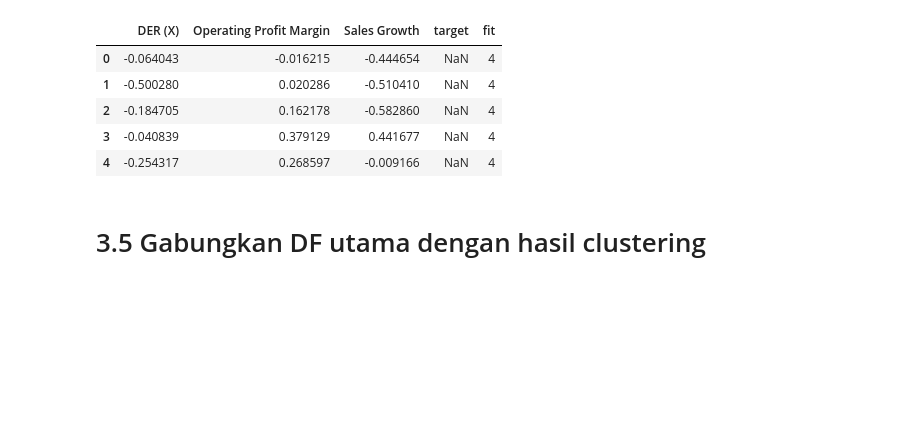
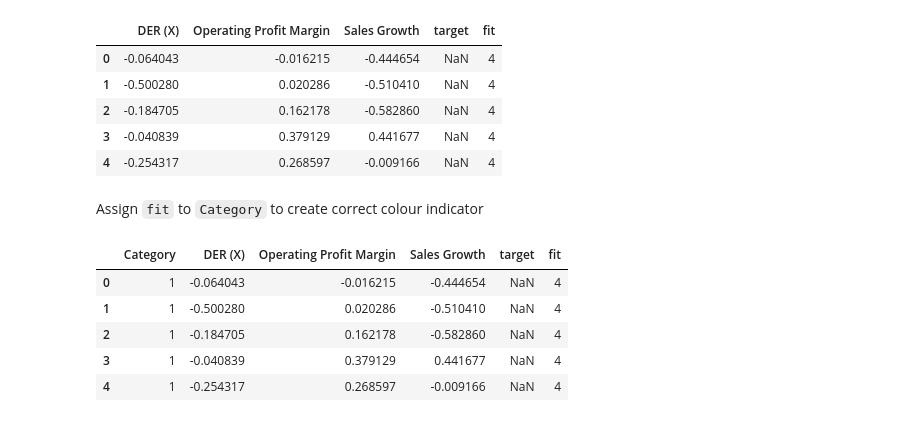
Before and after one commit to jheikal/Finance_DataScience-CLustering_Industries1, a Jupyter notebook: kmeans-3var.ipynb, the cells around one changed output. Saved outputs shown, nothing was run; the diff lists cells and outputs as text; code cells hidden in the pictures; blank space fills up the shorter version.

```diff
--- a/kmeans-3var.ipynb
+++ b/kmeans-3var.ipynb
@@ -171,5 +121,21 @@ new_df.head(5)
 | 2 | -0.184705 | 0.162178 | -0.582860 | NaN | 4 |
 | 3 | -0.040839 | 0.379129 | 0.441677 | NaN | 4 |
 | 4 | -0.254317 | 0.268597 | -0.009166 | NaN | 4 |
-# %% [markdown]
-# 3.5 Gabungkan DF utama dengan hasil clustering
+# %% [markdown]
+Assign `fit` to `Category` to create correct colour indicator
+# %%
+new_df.insert(0,"Category",np.nan,True)
+new_df.loc[new_df['fit'] == 2, 'Category'] = 0
+new_df.loc[new_df['fit'] == 4, 'Category'] = 1
+new_df.loc[new_df['fit'] == 1, 'Category'] = 2
+new_df.loc[new_df['fit'] == 0, 'Category'] = 3
+new_df.loc[new_df['fit'] == 3, 'Category'] = 4
+new_df['Category'] = new_df['Category'].astype(int)
+new_df.head(5)
+# %% [output]
+|  | Category | DER (X) | Operating Profit Margin | Sales Growth | target | fit |
+| 0 | 1 | -0.064043 | -0.016215 | -0.444654 | NaN | 4 |
+| 1 | 1 | -0.500280 | 0.020286 | -0.510410 | NaN | 4 |
+| 2 | 1 | -0.184705 | 0.162178 | -0.582860 | NaN | 4 |
+| 3 | 1 | -0.040839 | 0.379129 | 0.441677 | NaN | 4 |
+| 4 | 1 | -0.254317 | 0.268597 | -0.009166 | NaN | 4 |
```
Also changed, not shown: parts of 37 cells of this notebook.
